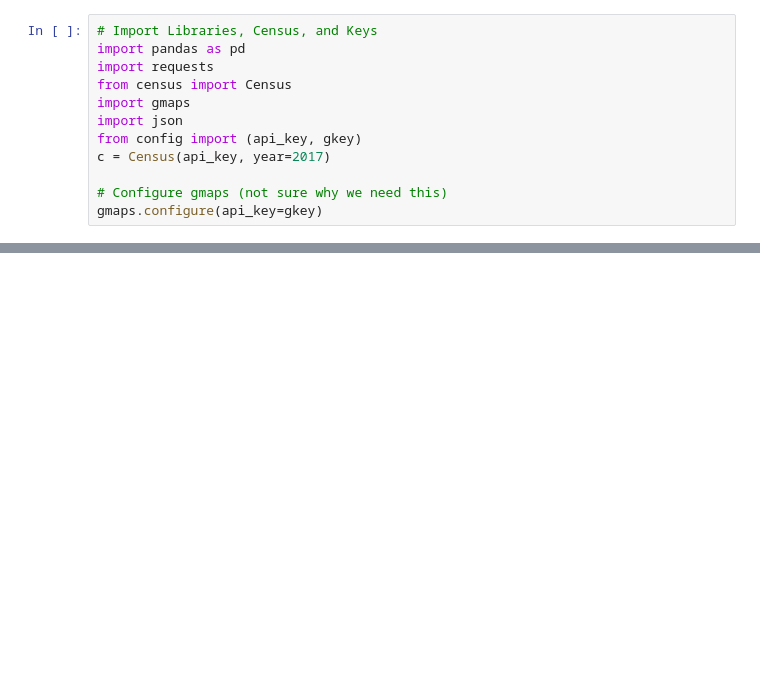
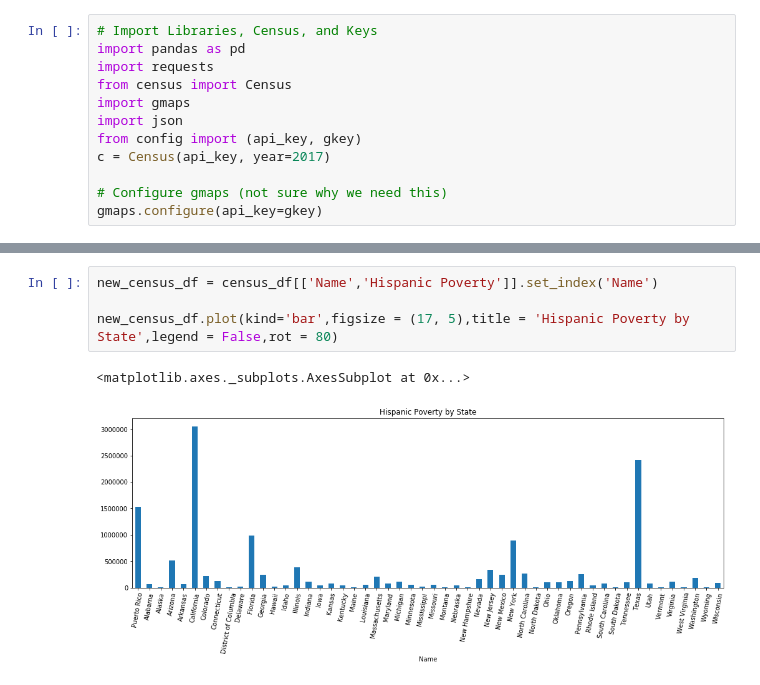
Before and after one commit to hzecena/Los_Programmers, a Jupyter notebook: Javier/Project_1.ipynb, the cells around one changed output, grey strips where cells are left out. Drawn from its saved outputs; the diff is of its cells as text; blank space fills up the shorter version.

```diff
--- a/Javier/Project_1.ipynb
+++ b/Javier/Project_1.ipynb
@@ -97,0 +140,7 @@ NameError: name 'censuus_df' is not defined
+# %%
+new_census_df = census_df[['Name','Hispanic Poverty']].set_index('Name')
+
+new_census_df.plot(kind='bar',figsize = (17, 5),title = 'Hispanic Poverty by State',legend = False,rot = 80)
+# %% [output]
+<matplotlib.axes._subplots.AxesSubplot at 0x...>
+[figure, added]
```
Also changed, not shown: parts of 6 cells of this notebook.
